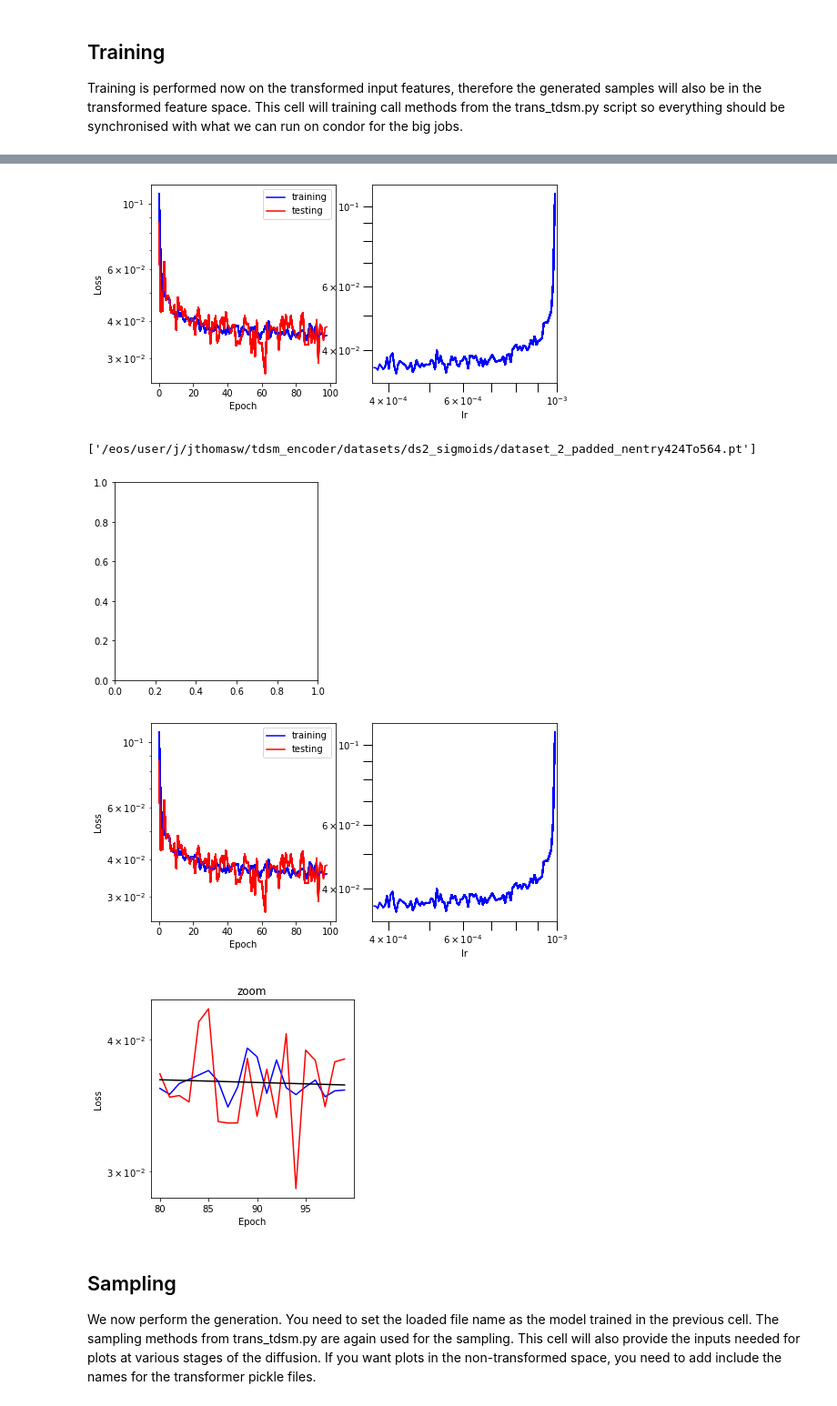
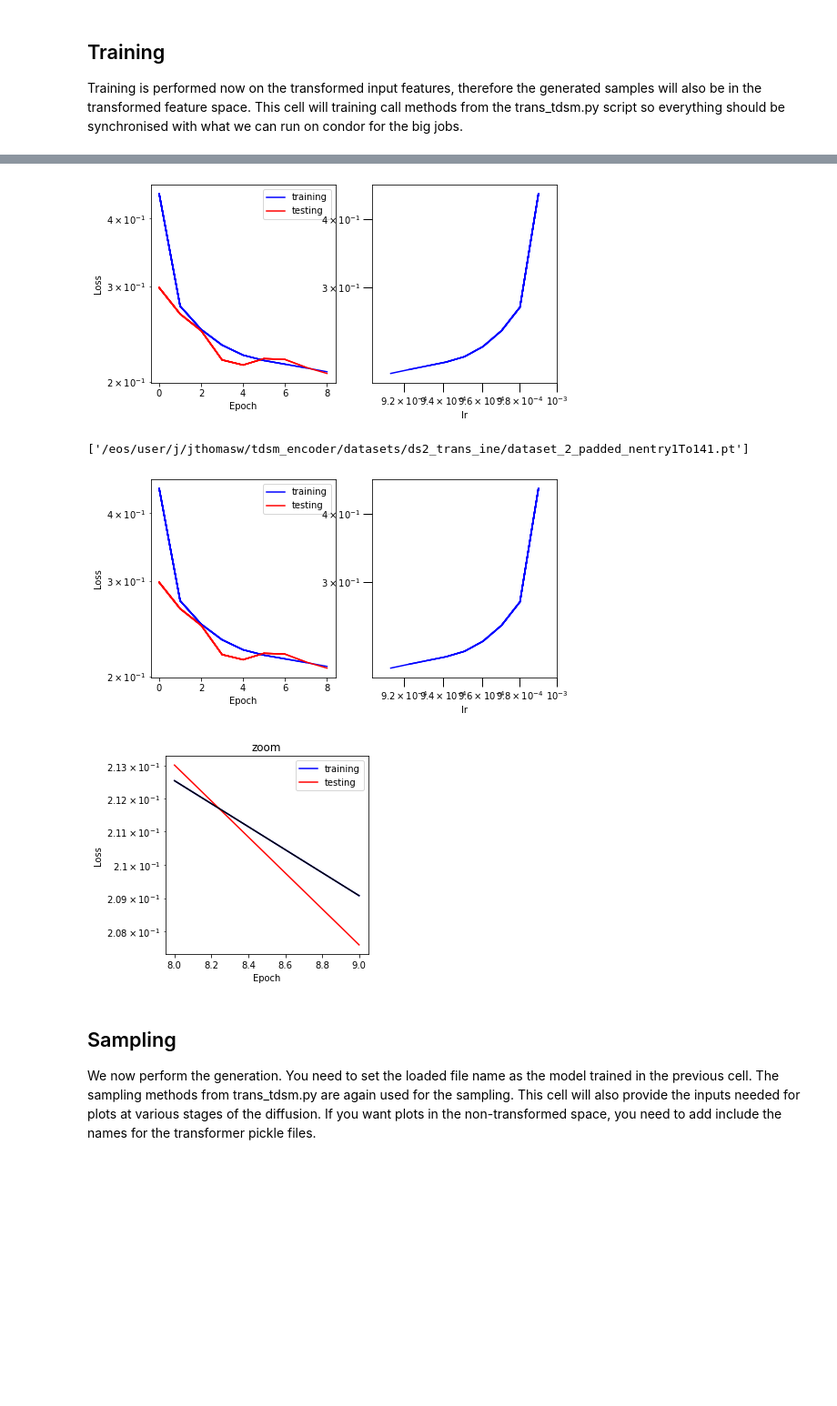
Before and after one commit to vincentchen566/tdsm_encoder, a Jupyter notebook: tdsm_encoder.ipynb, the cells around one changed output, grey strips where cells are left out. Shown at 91% size. Drawn from its saved outputs; the diff is of its cells as text; code cells hidden in the pictures; blank space fills up the shorter version.

Commit message:
Latest version of tdsm_encoder.ipynb project notebook

```diff
--- a/tdsm_encoder.ipynb
+++ b/tdsm_encoder.ipynb
@@ -33,7 +33,8 @@ os.system('nvidia-smi')
 padding_value = 0.0
 
 dataset = "dataset_2_padded_nentry"
-preproc_dataset_name = 'ds2_sigmoids'
+#preproc_dataset_name = 'ds2_sigmoids'
+preproc_dataset_name = 'ds2_trans_ine'
 #dataset = "dataset_1_photons_padded_nentry"
 #preproc_dataset_name = 'bespoke'
 dataset_store_path = os.path.join("/eos/user/j/jthomasw/tdsm_encoder/datasets/", preproc_dataset_name)
@@ -46,8 +47,8 @@ workingdir = "./"
 ### SDE PARAMETERS ###
 SDE = 'VP'
 if SDE == 'VP':
-    beta_max = 50.0
-    beta_min = 0.1
+    beta_max = 1.0
+    beta_min = 0.001
 if SDE == 'VE':
     sigma_max = 20.0
     sigma_min = 0.1
@@ -80,12 +81,11 @@ print('Working directory: ', workingdir)
 # Input files
 files_list_ = []
 for filename in os.listdir(dataset_store_path):
-    if fnmatch.fnmatch(filename, dataset + '424To564.pt'):
+    if fnmatch.fnmatch(filename, dataset + '*1To141.pt'):
     #if fnmatch.fnmatch(filename, dataset + '12*.pt'):
         files_list_.append(os.path.join(dataset_store_path, filename))
 print(files_list_)
 
-
 # Instantiate model
 model=trans_tdsm.Gen(n_feat_dim, embed_dim, hidden_dim, num_encoder_blocks, num_attn_heads, dropout_gen, marginal_prob_std=marginal_prob_std_fn)
 torch.save(model.state_dict(), 'initial_model.pt')
@@ -808,7 +824,7 @@ torch.cuda.empty_cache()
 ### HYPERPARAMETERS ###
 train_ratio = 0.9
 batch_size = 128
-n_epochs = 100
+n_epochs = 10
 epochs = tqdm.notebook.trange(n_epochs)
 # Setup exponentially decaying learning rate
 initial_lr = 1e-3
@@ -838,13 +854,6 @@ if not os.path.exists(output_directory):
 
 av_training_losses_per_epoch = []
 av_testing_losses_per_epoch = []
-
-#fig, ax = plt.subplots(ncols=1, figsize=(4,4))
-#dh = display.display(fig, display_id=True)
-#ax.set_title('')
-#ax.set_ylabel('Loss')
-#ax.set_xlabel('Epoch')
-#ax.set_yscale('log')
 
 fig, ax = plt.subplots(ncols=2, figsize=(8,4))
 dh = display.display(fig, display_id=True)
@@ -936,58 +945,38 @@ for epoch in epochs:
     after_lr = optimiser.param_groups[0]['lr']
     lrs_.append(before_lr)
     ax[1].plot(lrs_[1:], av_training_losses_per_epoch[1:], c='blue')
     if epoch == 0:
         ax[0].legend(loc='upper right')
     dh.update(fig)
     if n_epochs%5 == 0:
         torch.save(model.state_dict(), output_directory+'ckpt_tmp_'+str(epoch)+'.pth')
 
 fig.savefig(output_directory+'loss_v_epoch.png')
 torch.save(model.state_dict(), output_directory+'ckpt_tmp_'+str(epoch)+'.pth')
 
-# Only plot the last 80% of the epochs
-fig_zoom, ax_zoom = plt.subplots(ncols=1, figsize=(4,4))
-dh_zoom = display.display(fig_zoom, display_id=True)
-ax_zoom.set_title('zoom')
-ax_zoom.set_ylabel('Loss')
-ax_zoom.set_xlabel('Epoch')
-ax_zoom.set_yscale('log')
-
-zoom_split = int(len(av_training_losses_per_epoch) * 0.8)
-eps_zoom = eps_[zoom_split:]
-train_loss_zoom = av_training_losses_per_epoch[zoom_split:]
-test_loss_zoom = av_testing_losses_per_epoch[zoom_split:]
-
-z = np.polyfit(eps_zoom, train_loss_zoom, 1)
-trend = np.poly1d(z)
-
-ax_zoom.plot(eps_zoom,train_loss_zoom, c='blue', label='training')
-ax_zoom.plot(eps_zoom,test_loss_zoom, c='red', label='testing')
-ax_zoom.plot(eps_zoom,trend(eps_zoom), c='black', label='trend')
-fig_zoom.savefig(output_directory+'loss_v_epoch_zoom.png')
+util.display.plot_loss_vs_epoch(eps_, av_training_losses_per_epoch, av_testing_losses_per_epoch, odir=output_directory, zoom=True)
 # %% [output]
 +--------------------------------+-------------------+
 |          Module name           | Parameters listed |
 +--------------------------------+-------------------+
 |           cls_token            |        512        |
 |          embed.weight          |        2048       |
 |           embed.bias           |        512        |
 |        embed_t.1.weight        |       262144      |
 |         embed_t.1.bias         |        512        |
 |      dense1.dense.weight       |        512        |
 |       dense1.dense.bias        |         1         |
 | encoder.0.attn.in_proj_weight  |       786432      |
 |  encoder.0.attn.in_proj_bias   |        1536       |
 ... (94 lines left out)
 |           out.weight           |        2048       |
 |            out.bias            |         4         |
 +--------------------------------+-------------------+
 Sum of trainable parameters: 9743365
-[figure, old version]
+[figure, new version]
-['/eos/user/j/jthomasw/tdsm_encoder/datasets/ds2_sigmoids/dataset_2_padded_nentry424To564.pt']
+['/eos/user/j/jthomasw/tdsm_encoder/datasets/ds2_trans_ine/dataset_2_padded_nentry1To141.pt']
-[figure, old version]
+[figure, new version]
-[figure, old version]
+[figure, new version]
-[figure, removed]
 # %% [markdown]
 ## Sampling
 We now perform the generation. You need to set the loaded file name as the model trained in the previous cell. The sampling methods from trans_tdsm.py are again used for the sampling. This cell will also provide the inputs needed for plots at various stages of the diffusion. If you want plots in the non-transformed space, you need to add include the names for the transformer pickle files.
```
Also changed, not shown: parts of 6 cells of this notebook.
